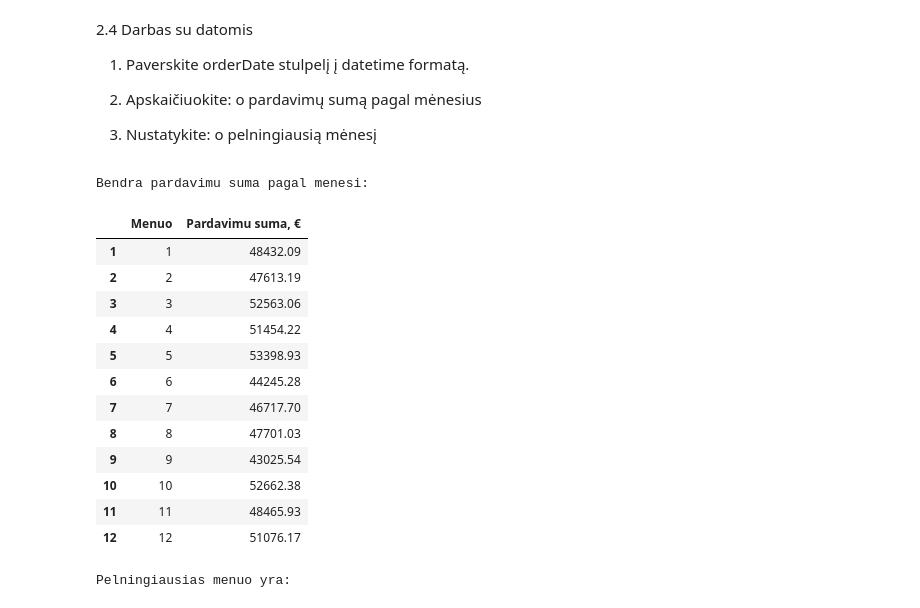
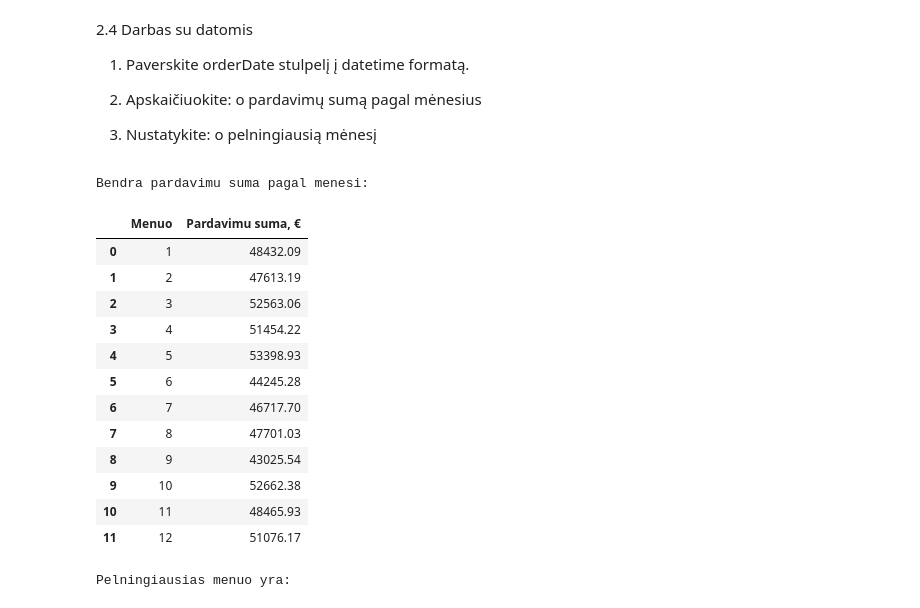
Before and after one commit to Karinaskd/Python-Pandas-Matplotlib, a Jupyter notebook: BD_Karina_Zala.ipynb, the cells around one changed output. Cells and saved outputs as stored; diff of their text form; code cells hidden in the pictures.

```diff
--- a/BD_Karina_Zala.ipynb
+++ b/BD_Karina_Zala.ipynb
@@ -283,41 +309,39 @@ o	pelningiausią mėnesį
 # %%
 #Uzduotis 2.4.1-2
 import pandas as pd
 
 duomenys = pd.read_csv('pardavimai_nan.csv')
 
 #Paverciame orderDate stulpeli i datetime formata
 duomenys['orderDate'] = pd.to_datetime(duomenys['orderDate'])
 
 #Sukuriame nauja stulpeli ir apskaiciuojame bendra pardavimu suma
 duomenys['totalPrice'] = round(duomenys['orderPrice'] + duomenys['shippingPrice'],2)
 
 #Sukuriame nauja stulpeli, kuriame bus pazymetas menesiu skaicius
 duomenys['Menuo'] = duomenys['orderDate'].dt.month
 
 #Sugrupuojame menesius pagal bendrus pardavimus
 print("Bendra pardavimu suma pagal menesi:")
 menesiai = duomenys.groupby('Menuo')['totalPrice'].sum().reset_index() \
     .rename(columns={'totalPrice': 'Pardavimu suma, €'})
 
-#Pakeiciame indeksa
-menesiai.index = range(1, len(menesiai) +1)
 menesiai
 # %% [output]
 Bendra pardavimu suma pagal menesi:
 |  | Menuo | Pardavimu suma, € |
-| 1 | 1 | 48432.09 |
-| 2 | 2 | 47613.19 |
-| 3 | 3 | 52563.06 |
-| 4 | 4 | 51454.22 |
-| 5 | 5 | 53398.93 |
-| 6 | 6 | 44245.28 |
-| 7 | 7 | 46717.70 |
-| 8 | 8 | 47701.03 |
-| 9 | 9 | 43025.54 |
-| 10 | 10 | 52662.38 |
-| 11 | 11 | 48465.93 |
-| 12 | 12 | 51076.17 |
+| 0 | 1 | 48432.09 |
+| 1 | 2 | 47613.19 |
+| 2 | 3 | 52563.06 |
+| 3 | 4 | 51454.22 |
+| 4 | 5 | 53398.93 |
+| 5 | 6 | 44245.28 |
+| 6 | 7 | 46717.70 |
+| 7 | 8 | 47701.03 |
+| 8 | 9 | 43025.54 |
+| 9 | 10 | 52662.38 |
+| 10 | 11 | 48465.93 |
+| 11 | 12 | 51076.17 |
 # %%
 #Uzduotis 2.4.3
 import pandas as pd
```
Also changed, not shown: parts of 10 cells of this notebook.
